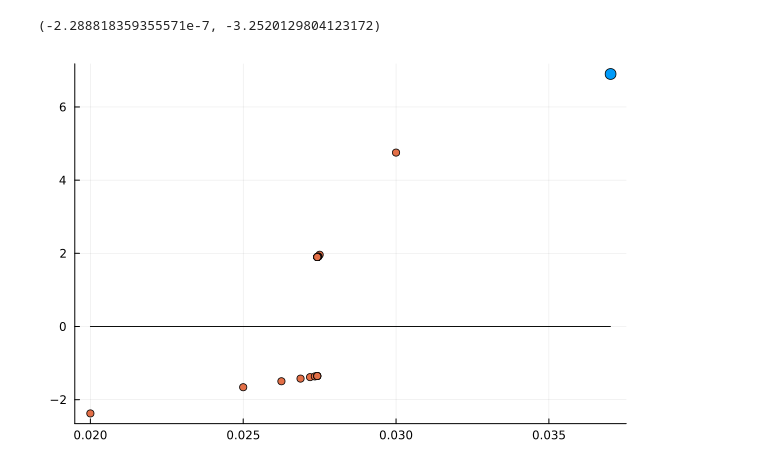
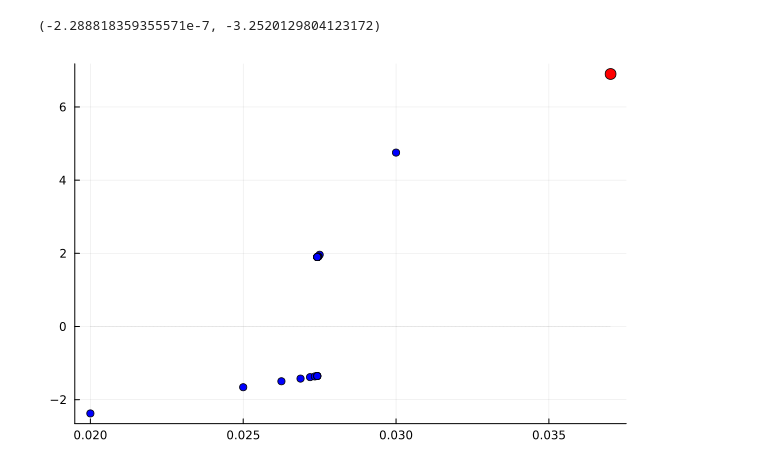
Before and after one commit to AndrewLyasoff/heterogeneous-models, a Jupyter notebook: post-run-RMT-ch18.ipynb, the cells around one changed output. Cells and saved outputs as stored; diff of their text form; code cells hidden in the pictures.

```diff
--- a/post-run-RMT-ch18.ipynb
+++ b/post-run-RMT-ch18.ipynb
@@ -101,13 +101,13 @@ A2[end]-A2[end-2],B2[end]-B2[end-2]
 # %% [output]
 (-2.288818359355571e-7, -3.2520129804123172)
 # %%
-# the right plot in Figure 2 in [SATEA]
+# the left plot in Figure 2 in [SATEA]
 begin
     lvl=collect(minimum(A2):0.00001:maximum(A2));
     lvl0=[0.0 for x in lvl];
-    plot([A2[1]], [B2[1]], seriestype=:scatter, ms=6, label="")
-    plot!(A2[2:end], B2[2:end], seriestype=:scatter, label="")
-    plot!(lvl,lvl0, seriestype=:scatter, ms=0.1, label="")
+    plot([A2[1]], [B2[1]], seriestype=:scatter, ms=6, mc=:red, label="")
+    plot!(A2[2:end], B2[2:end], seriestype=:scatter, mc=:blue, label="")
+    plot!(lvl,lvl0, seriestype=:scatter, ms=0.1, mc=:black, label="")
 end
 # %% [output]
-[figure, old version]
+[figure, new version]
```
Also changed, not shown: parts of 1 cell of this notebook.
